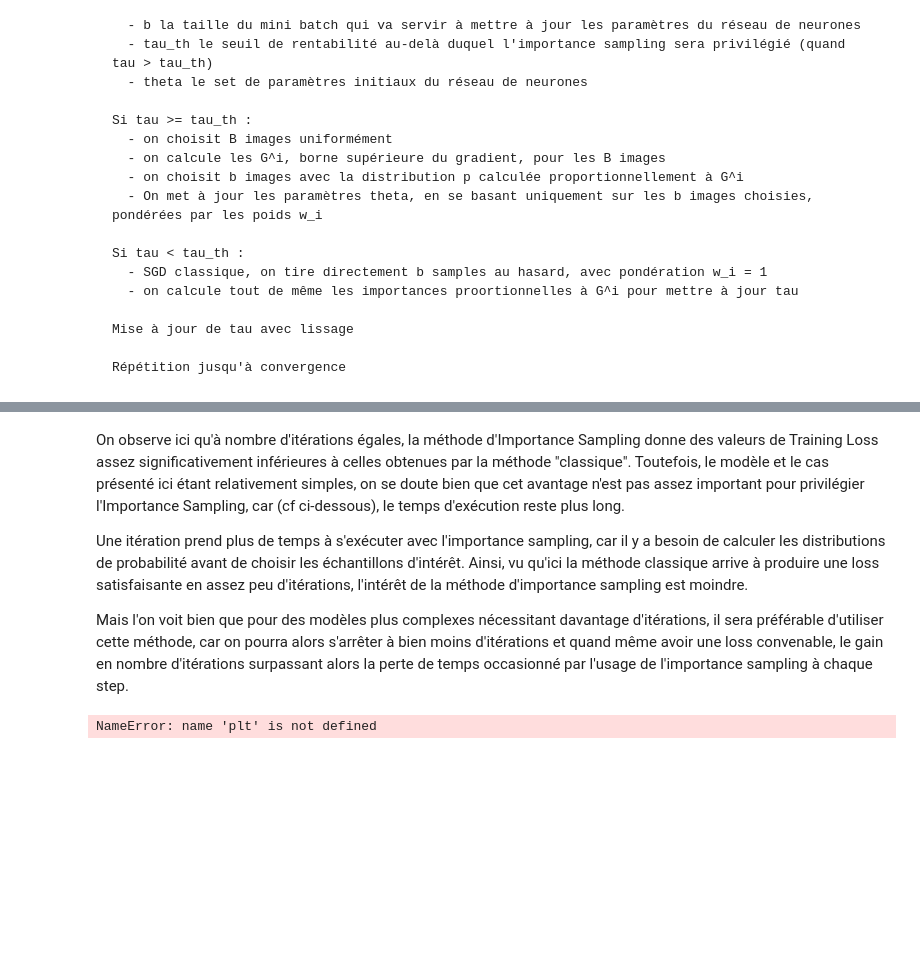
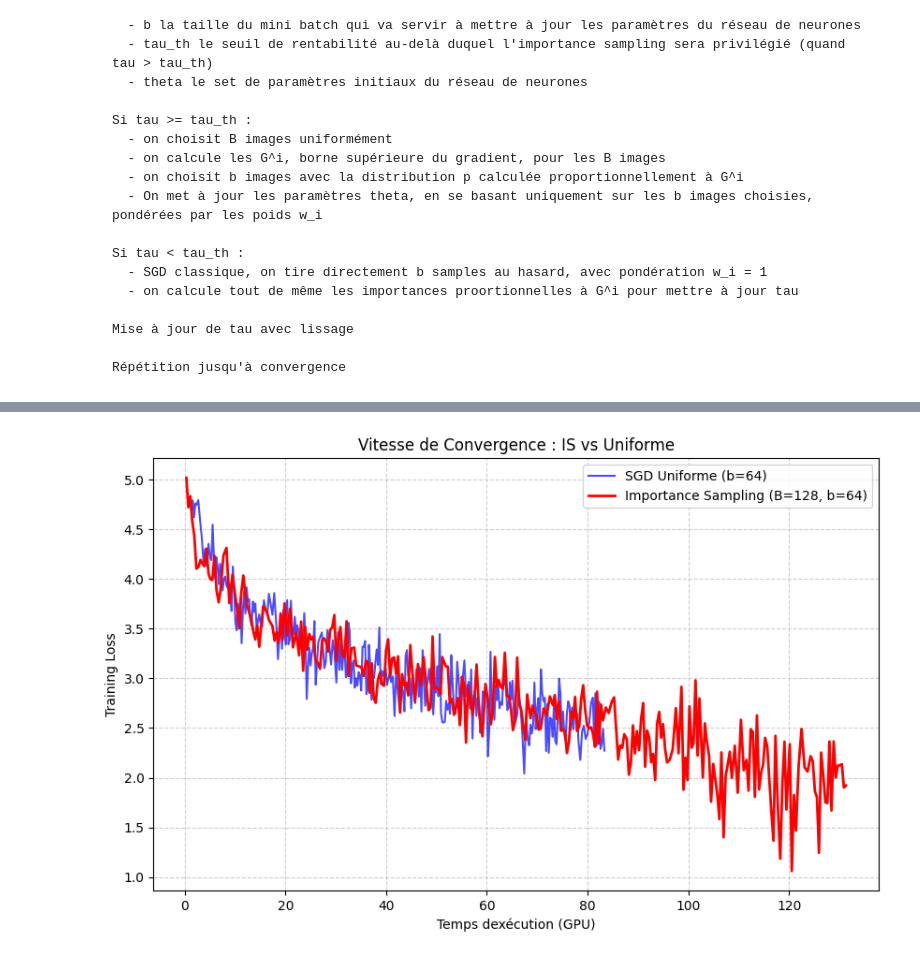
Before and after one commit to oclaich/deep-learning, a Jupyter notebook: project/importance_sampling.ipynb, the cells around one changed output, grey strips where cells are left out. Saved outputs shown, nothing was run; the diff lists cells and outputs as text; code cells hidden in the pictures; blank space fills up the shorter version.

```diff
--- a/project/importance_sampling.ipynb
+++ b/project/importance_sampling.ipynb
@@ -380,19 +398,13 @@ plt.show()
-# %% [markdown]
-On observe ici qu'à nombre d'itérations égales, la méthode d'Importance Sampling donne des valeurs de Training Loss assez significativement inférieures à celles obtenues par la méthode "classique". Toutefois, le modèle et le cas présenté ici étant relativement simples, on se doute bien que cet avantage n'est pas assez important pour privilégier l'Importance Sampling, car (cf ci-dessous), le temps d'exécution reste plus long.
-
-Une itération prend plus de temps à s'exécuter avec l'importance sampling, car il y a besoin de calculer les distributions de probabilité avant de choisir les échantillons d'intérêt. Ainsi, vu qu'ici la méthode classique arrive à produire une loss satisfaisante en assez peu d'itérations, l'intérêt de la méthode d'importance sampling est moindre.
-
-Mais l'on voit bien que pour des modèles plus complexes nécessitant davantage d'itérations, il sera préférable d'utiliser cette méthode, car on pourra alors s'arrêter à bien moins d'itérations et quand même avoir une loss convenable, le gain en nombre d'itérations surpassant alors la perte de temps occasionné par l'usage de l'importance sampling à chaque step.
 # %%
 plt.figure(figsize=(10, 6))
 plt.plot(t_unif, l_unif, label=f'SGD Uniforme (b={b})', alpha=0.7, color='blue')
 plt.plot(t_is, l_is, label=f'Importance Sampling (B={B}, b={b})', linewidth=2, color='red')
 
-plt.xlabel('Itérations')
+plt.xlabel('Temps d''exécution (GPU)')
 plt.ylabel('Training Loss')
 plt.title('Vitesse de Convergence : IS vs Uniforme')
 plt.legend()
 plt.grid(True, linestyle='--', alpha=0.6)
 plt.show()
 # %% [output]
-NameError: name 'plt' is not defined
+[figure, added]
```
Also changed, not shown: parts of 9 cells of this notebook.
